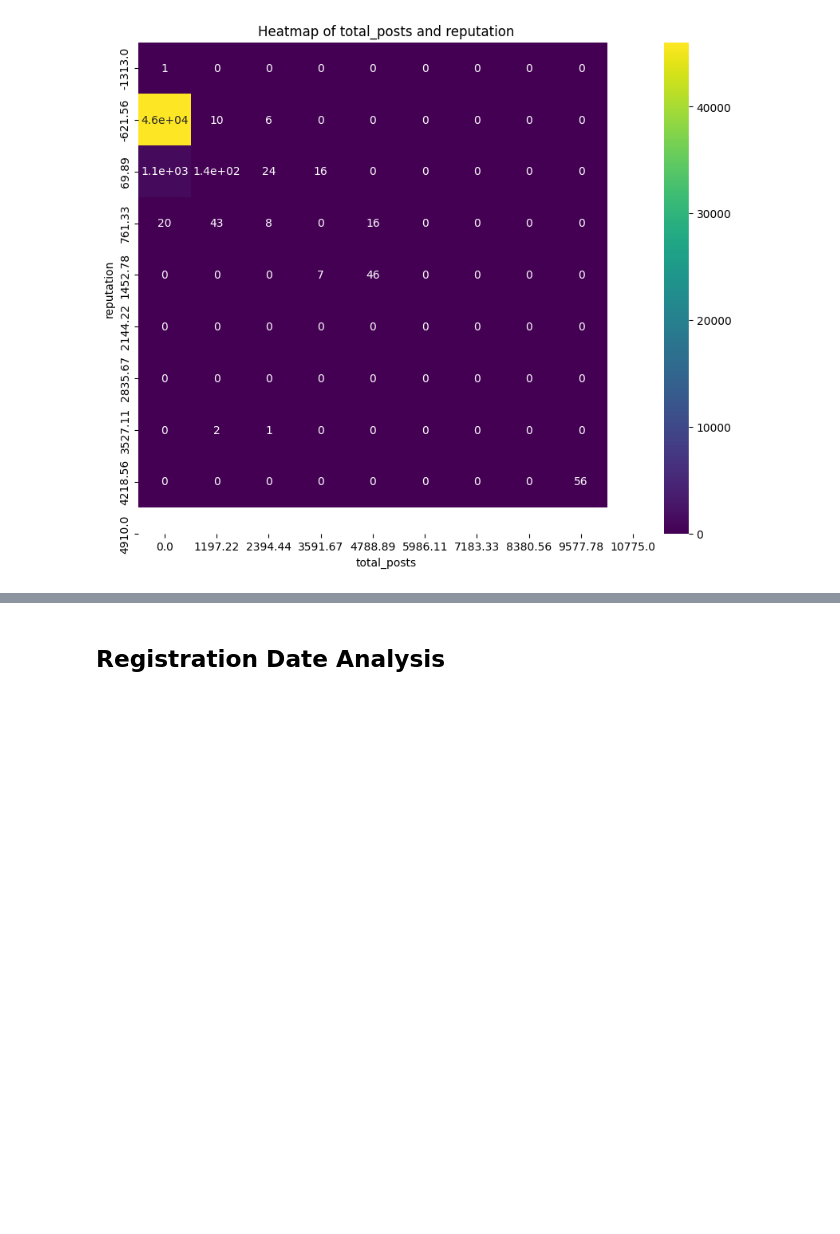
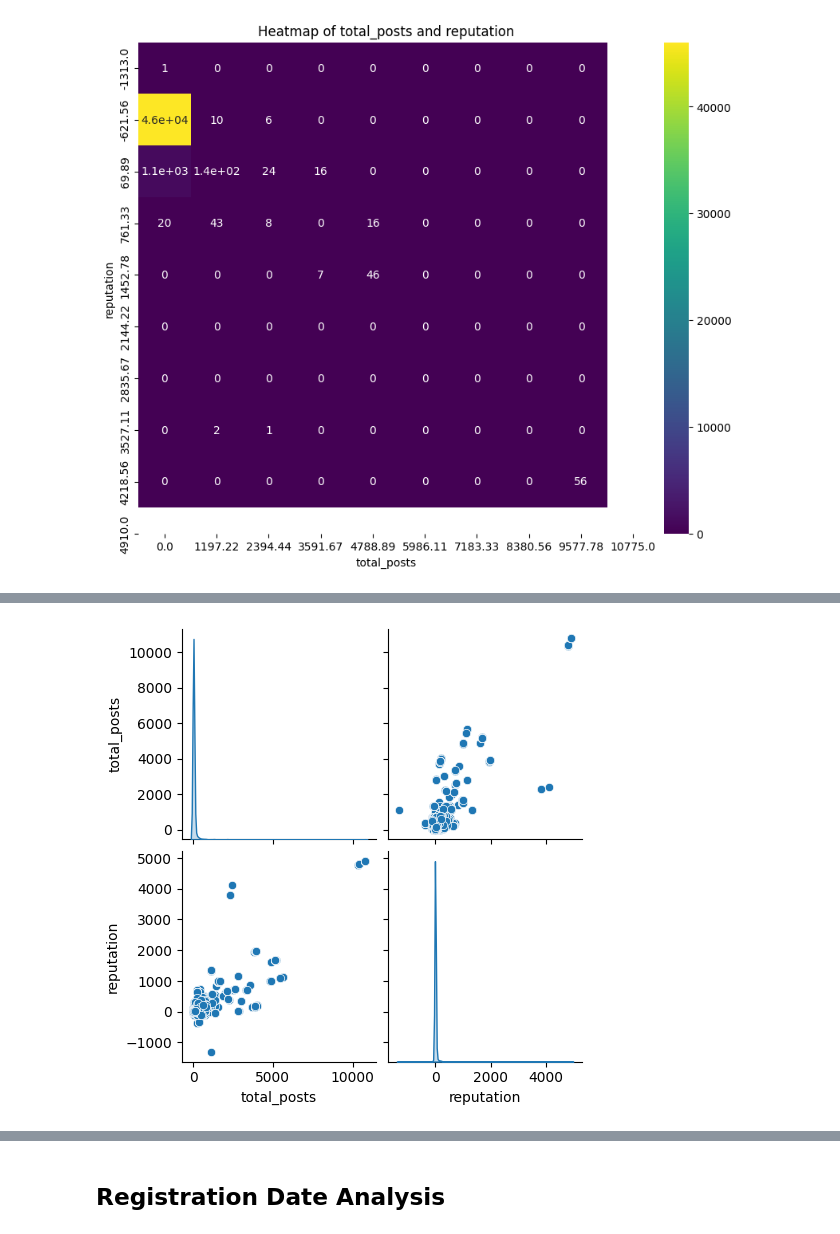
Before and after one commit to D0men1c0/ISSR_Darkweb, a Jupyter notebook: Analyze_files/an_members.ipynb, the cells around one changed output, grey strips where cells are left out. Saved outputs shown, nothing was run; the diff lists cells and outputs as text; code cells hidden in the pictures; blank space fills up the shorter version.

```diff
--- a/Analyze_files/an_members.ipynb
+++ b/Analyze_files/an_members.ipynb
@@ -325,0 +342,4 @@ plt.title('Heatmap of total_posts and reputation');
+# %%
+sns.pairplot(df[['total_posts', 'reputation']], diag_kind='kde');
+# %% [output]
+[figure, added]
```
Also changed, not shown: parts of 24 cells of this notebook, 1 other file.
